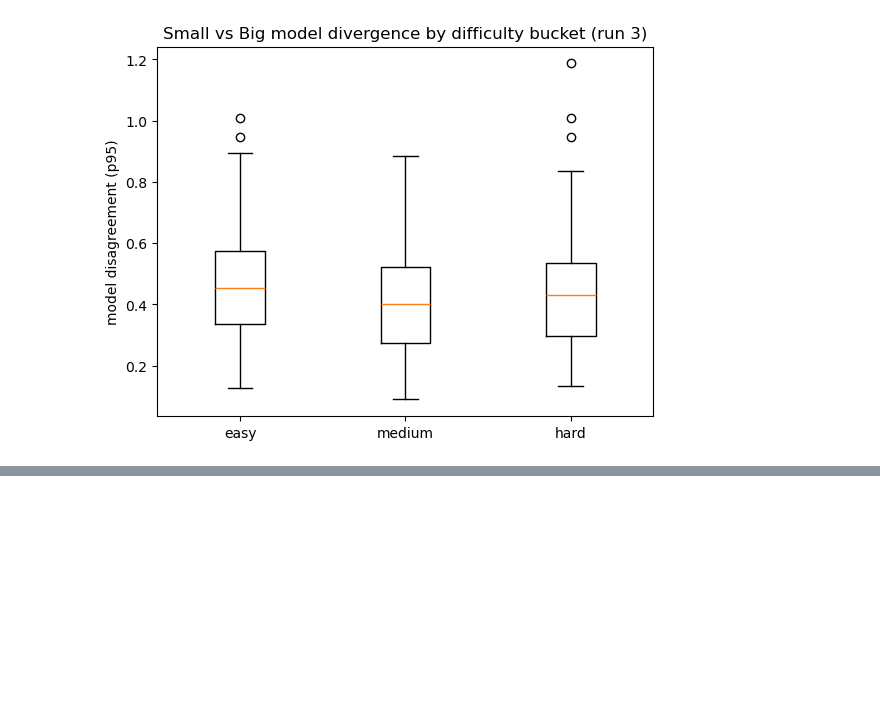
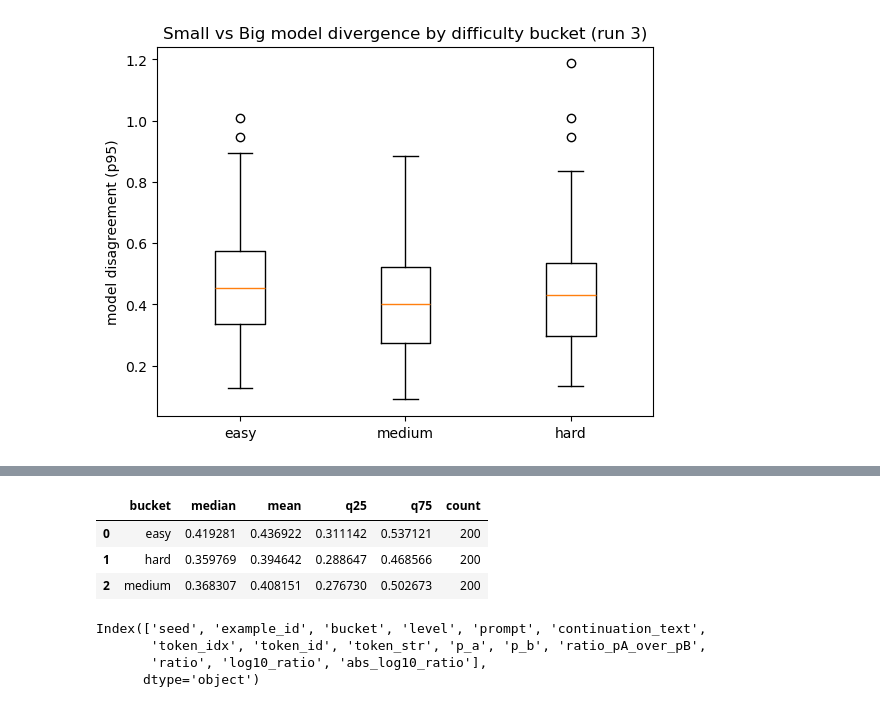
Before and after one commit to Allegra0077/llm-cross-eval, a Jupyter notebook: notebooks/exp3_visualize.ipynb, the cells around one changed output, grey strips where cells are left out. Saved outputs shown, nothing was run; the diff lists cells and outputs as text; code cells hidden in the pictures; blank space fills up the shorter version.

```diff
--- a/notebooks/exp3_visualize.ipynb
+++ b/notebooks/exp3_visualize.ipynb
@@ -278,0 +355,27 @@ plt.show()
+# %%
+summary = (
+    per_problem_5
+    .groupby("bucket")["p95_abs_log10"]
+    .agg(
+        median="median",
+        mean="mean",
+        q25=lambda x: x.quantile(0.25),
+        q75=lambda x: x.quantile(0.75),
+        count="count",
+    )
+    .reset_index()
+)
+
+summary
+# %% [output]
+|  | bucket | median | mean | q25 | q75 | count |
+| 0 | easy | 0.419281 | 0.436922 | 0.311142 | 0.537121 | 200 |
+| 1 | hard | 0.359769 | 0.394642 | 0.288647 | 0.468566 | 200 |
+| 2 | medium | 0.368307 | 0.408151 | 0.276730 | 0.502673 | 200 |
+# %%
+df5.columns
+# %% [output]
+Index(['seed', 'example_id', 'bucket', 'level', 'prompt', 'continuation_text',
+       'token_idx', 'token_id', 'token_str', 'p_a', 'p_b', 'ratio_pA_over_pB',
+       'ratio', 'log10_ratio', 'abs_log10_ratio'],
+      dtype='object')
```
Also changed, not shown: parts of 13 cells of this notebook, 1 other file.
